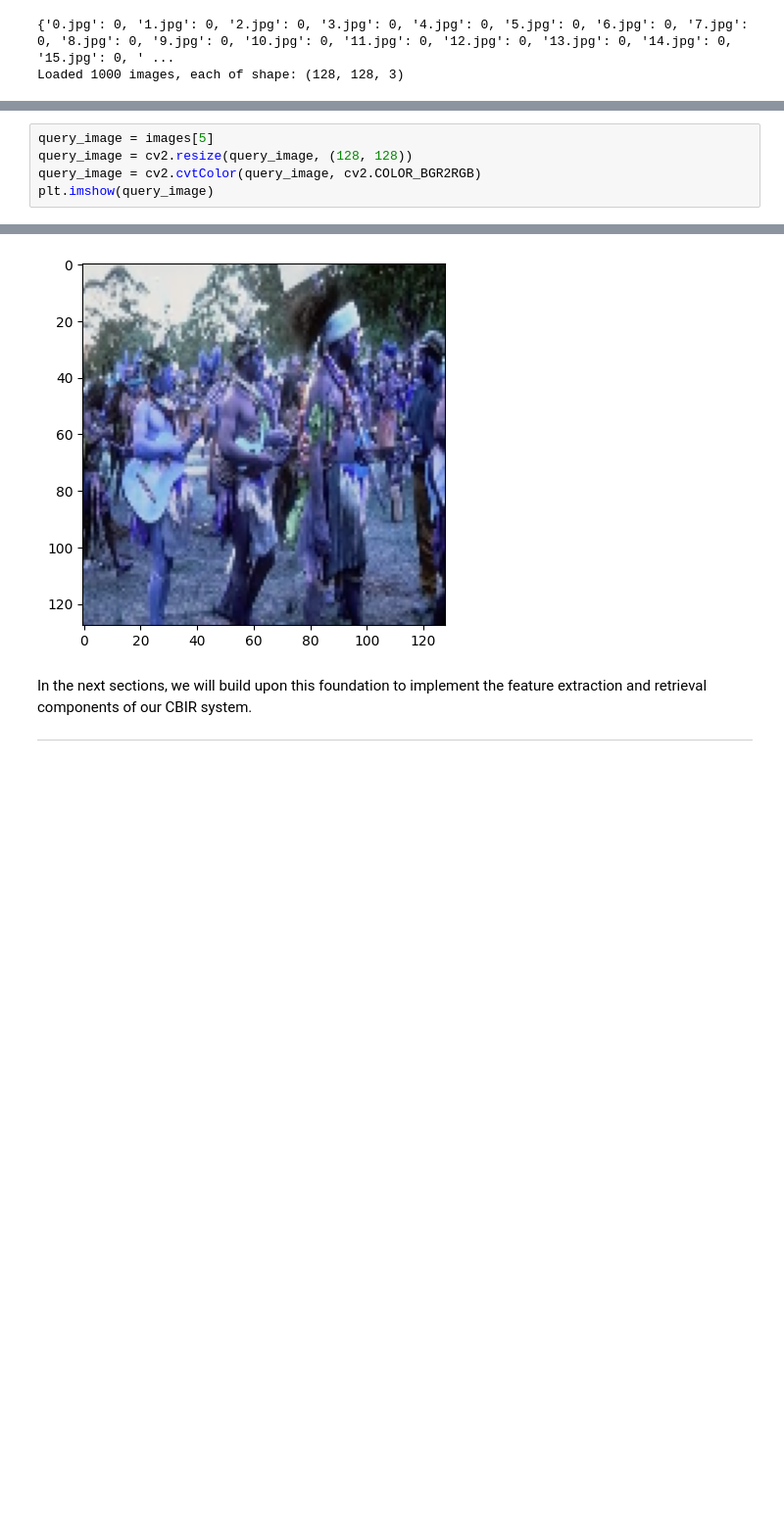
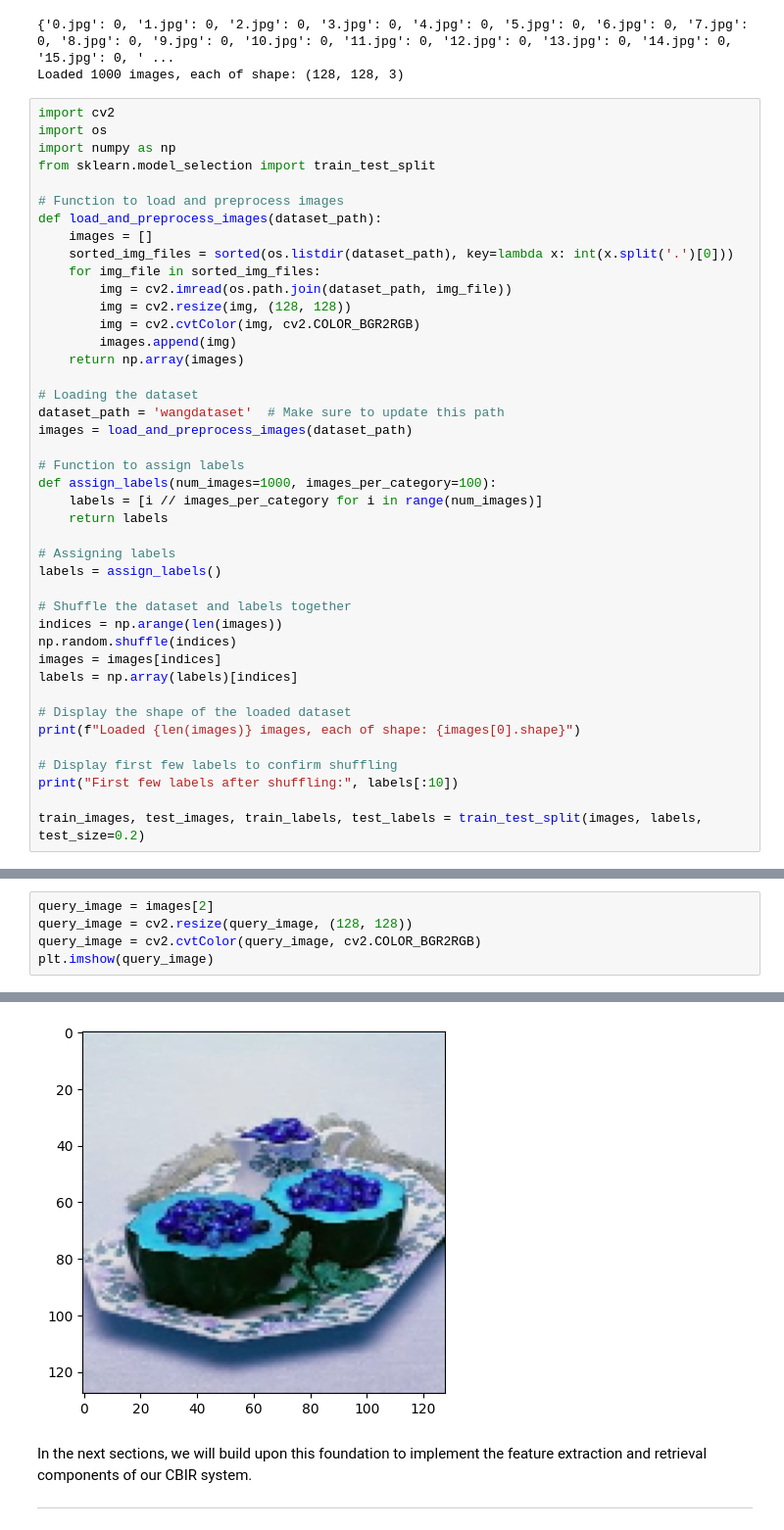
Before and after one commit to IslamJihad/ENCS5343-Computer-Vision-Assign2-CBIR-ColorFeatures, a Jupyter notebook: code.ipynb, the cells around one changed output, grey strips where cells are left out. Shown at 98% size. Saved outputs shown, nothing was run; the diff lists cells and outputs as text; blank space fills up the shorter version.

```diff
--- a/code.ipynb
+++ b/code.ipynb
@@ -174,3 +174,45 @@ print(f"Loaded {len(images)} images, each of shape: {images[0].shape}")
 # %% [output]
 {'0.jpg': 0, '1.jpg': 0, '2.jpg': 0, '3.jpg': 0, '4.jpg': 0, '5.jpg': 0, '6.jpg': 0, '7.jpg': 0, '8.jpg': 0, '9.jpg': 0, '10.jpg': 0, '11.jpg': 0, '12.jpg': 0, '13.jpg': 0, '14.jpg': 0, '15.jpg': 0, ' ...
 Loaded 1000 images, each of shape: (128, 128, 3)
+# %%
+import cv2
+import os
+import numpy as np
+from sklearn.model_selection import train_test_split
+
+# Function to load and preprocess images
+def load_and_preprocess_images(dataset_path):
+    images = []
+    sorted_img_files = sorted(os.listdir(dataset_path), key=lambda x: int(x.split('.')[0]))
+    for img_file in sorted_img_files:
+        img = cv2.imread(os.path.join(dataset_path, img_file))
+        img = cv2.resize(img, (128, 128))
+        img = cv2.cvtColor(img, cv2.COLOR_BGR2RGB)
+        images.append(img)
+    return np.array(images)
+
+# Loading the dataset
+dataset_path = 'wangdataset'  # Make sure to update this path
+images = load_and_preprocess_images(dataset_path)
+
+# Function to assign labels
+def assign_labels(num_images=1000, images_per_category=100):
+    labels = [i // images_per_category for i in range(num_images)]
+    return labels
+
+# Assigning labels
+labels = assign_labels()
+
+# Shuffle the dataset and labels together
+indices = np.arange(len(images))
+np.random.shuffle(indices)
+images = images[indices]
+labels = np.array(labels)[indices]
+
+# Display the shape of the loaded dataset
+print(f"Loaded {len(images)} images, each of shape: {images[0].shape}")
+
+# Display first few labels to confirm shuffling
+print("First few labels after shuffling:", labels[:10])
+
+train_images, test_images, train_labels, test_labels = train_test_split(images, labels, test_size=0.2)
@@ -177,11 +222,11 @@ Loaded 1000 images, each of shape: (128, 128, 3)
 # %%
-query_image = images[5]
+query_image = images[2]
 query_image = cv2.resize(query_image, (128, 128))
 query_image = cv2.cvtColor(query_image, cv2.COLOR_BGR2RGB)
 plt.imshow(query_image)
 # %% [output]
 <matplotlib.image.AxesImage at 0x...>
-[figure, old version]
+[figure, new version]
 # %% [markdown]
 In the next sections, we will build upon this foundation to implement the feature extraction and retrieval components of our CBIR system.
 
```
Also changed, not shown: parts of 7 cells of this notebook.
